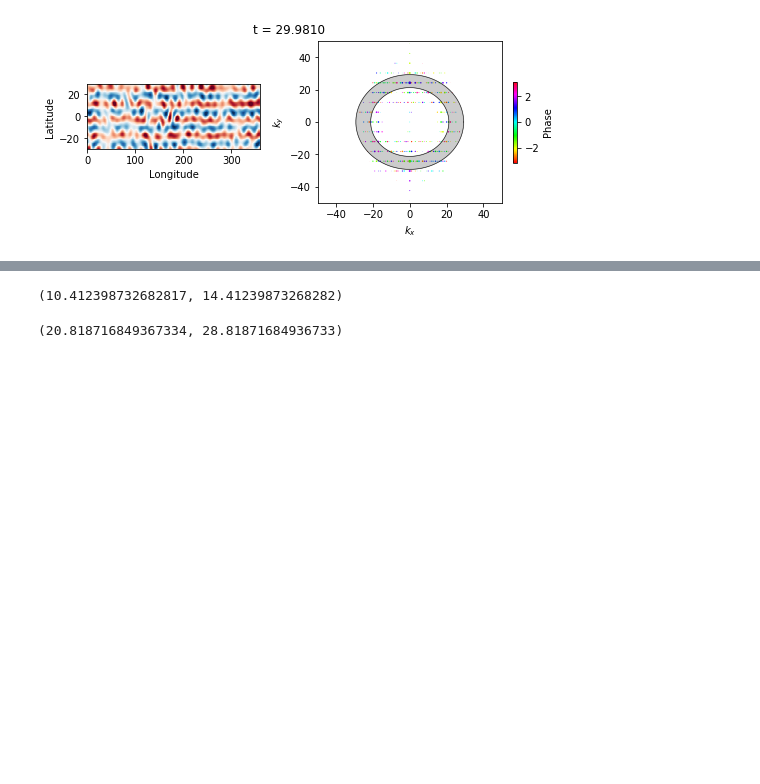
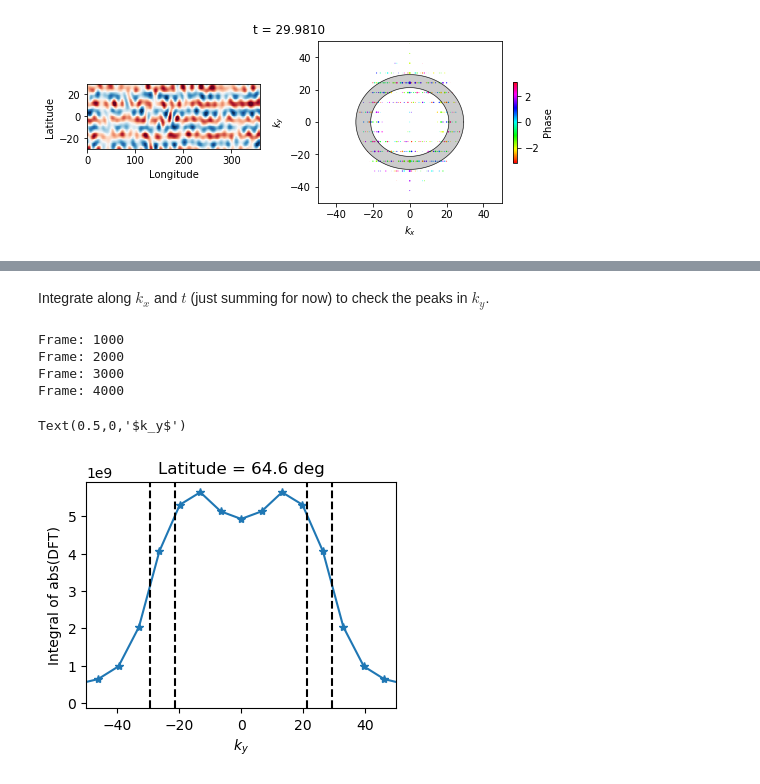
Before and after one commit to rohitsupekar/active_matter_spheres, a Jupyter notebook: scripts/jupyter/find_phase_speed_beta.ipynb, the cells around one changed output, grey strips where cells are left out. Saved outputs shown, nothing was run; the diff lists cells and outputs as text; code cells hidden in the pictures; blank space fills up the shorter version.

```diff
--- a/scripts/jupyter/find_phase_speed_beta.ipynb
+++ b/scripts/jupyter/find_phase_speed_beta.ipynb
@@ -729,8 +650,69 @@ get_l(2,1)
-# %%
-get_l(4,1)
-# %% [output]
-(10.412398732682817, 14.41239873268282)
-# %%
-get_l(8,1)
-# %% [output]
-(20.818716849367334, 28.81871684936733)
+# %% [markdown]
+Integrate along $k_x$ and $t$ (just summing for now) to check the peaks in $k_y$.
+# %%
+lat0 = 64.6
+theta_window = 60  #total window size over which to do fft
+lat = (np.pi/2 - theta) * 180 / np.pi
+th = np.pi/2 - theta #latitude in radians
+#get inds
+ind1 = (np.abs(lat + lat0 + theta_window/2)).argmin()
+ind2 = (np.abs(lat + lat0 - theta_window/2)).argmin()
+th_inds = np.arange(ind1, ind2, 1, dtype=int)
+
+#find frequencies
+dphi = phi[2] - phi[1]
+dth = th[2] - th[1]
+th_freq = 2*np.pi*np.fft.fftshift(np.fft.fftfreq(len(th[th_inds]), d=dth))
+phi_freq = 2*np.pi*np.fft.fftshift(np.fft.fftfreq(len(phi), d=dphi))
+
+ky = th_freq
+kx = phi_freq/np.cos(lat0)
+
+kxkx, kyky = np.meshgrid(kx, ky)
+
+first_frame = 1000
+last_frame = 4999
+
+#plot the most unstable mode
+γ0, γ2, γ4 = get_gammas(Lmid, 1)
+k_max = np.sqrt(-γ2/(2*γ4))
+k_m = np.sqrt((-γ2 - np.sqrt(γ2**2 - 4*γ0*γ4))/(2*γ4))
+k_p = np.sqrt((-γ2 + np.sqrt(γ2**2 - 4*γ0*γ4))/(2*γ4))
+
+mag_fac = 1e-5
+step = 1
+
+om_fft_time_int = np.zeros_like(om[0, :, th_inds])
+
+for i in range(first_frame, last_frame + 1, step):
+    if i%1000==0: print('Frame: %i' %(i))
+
+    #find FFT
+    om_fft2 = np.fft.fftshift(np.fft.fft2(om[i, :, th_inds]))
+    mag = np.abs(om_fft2)
+    phase = np.angle(om_fft2)
+    om_fft_time_int += (mag)
+
+    time = t_arr[i]
+
+#remove small kx
+om_fft_time_int[abs(kxkx)<k_max/4] = 0
+om_fft_time_kx_int = np.sum(om_fft_time_int, axis=1)
+
+plt.figure(figsize=(4,3), dpi=100)
+plt.plot(ky, (om_fft_time_kx_int), '-*')
+plt.xlim([-50, 50])
+plt.axvline(k_m, color='k', linestyle='--')
+plt.axvline(-k_m, color='k', linestyle='--')
+plt.axvline(k_p, color='k', linestyle='--')
+plt.axvline(-k_p, color='k', linestyle='--')
+plt.title('Latitude = %0.1f deg' %(lat0))
+plt.ylabel('Integral of abs(DFT)')
+plt.xlabel(r'$k_y$')
+# %% [output]
+Frame: 1000
+Frame: 2000
+Frame: 3000
+Frame: 4000
+Text(0.5,0,'$k_y$')
+[figure, added]
```
Also changed, not shown: parts of 21 cells of this notebook, 12 other files.
